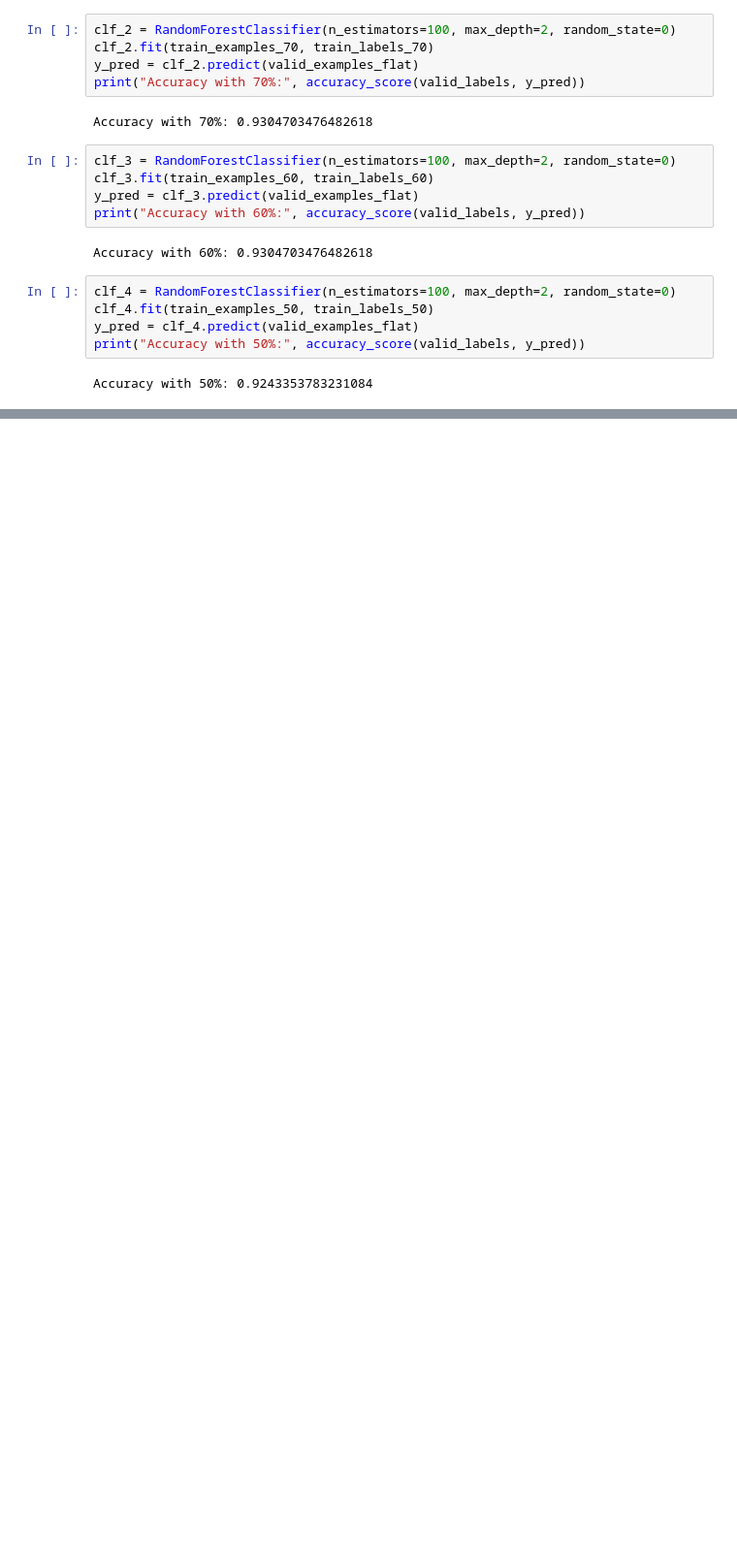
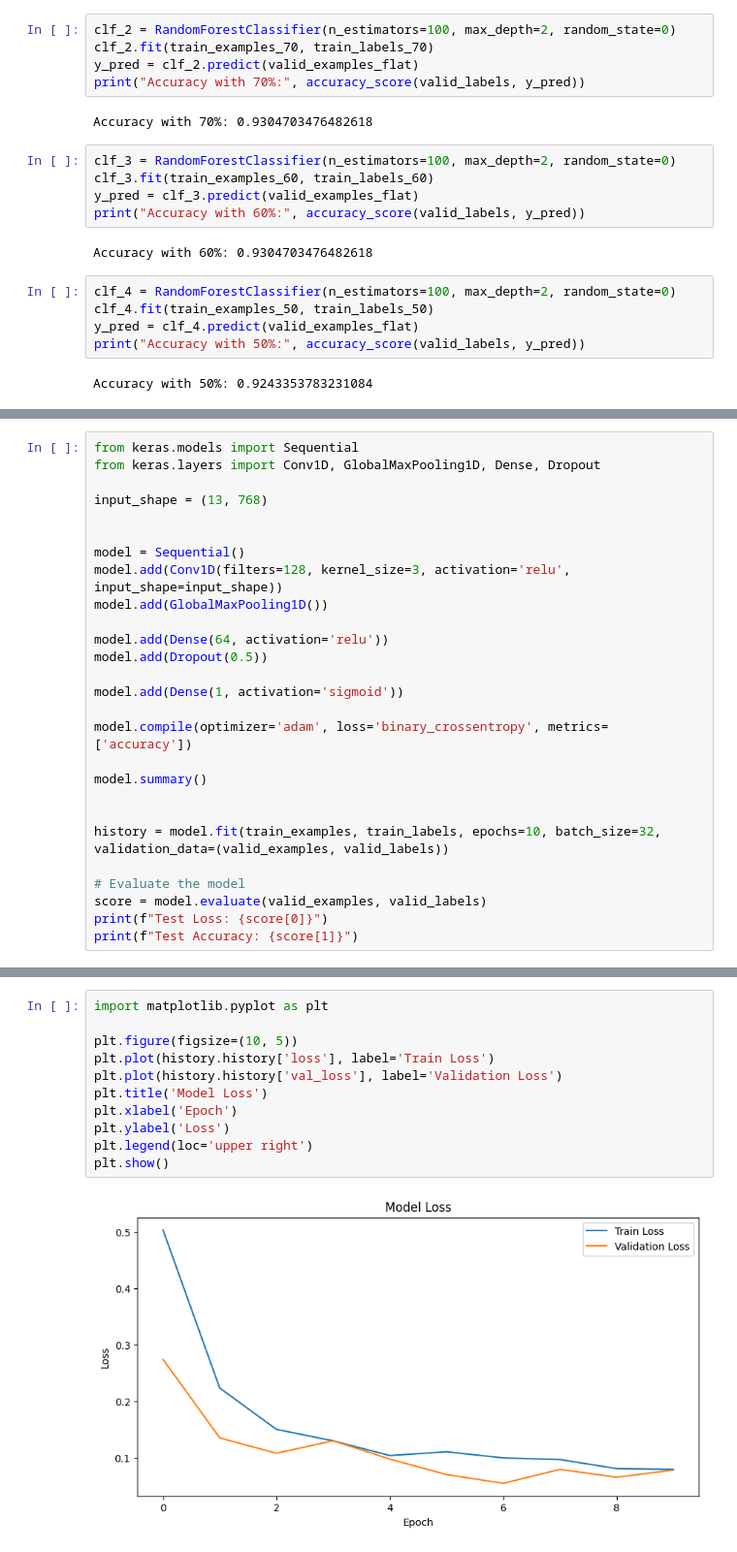
Before and after one commit to hardik1408/CS771, a Jupyter notebook: dataset2.ipynb, the cells around one changed output, grey strips where cells are left out. Shown: that part at 97% size. Cells and saved outputs as stored; diff of their text form; blank space fills up the shorter version.

```diff
--- a/dataset2.ipynb
+++ b/dataset2.ipynb
@@ -181,0 +205,27 @@ SVM Accuracy on Test Data: 83.66%
+# %%
+from keras.models import Sequential
+from keras.layers import Conv1D, GlobalMaxPooling1D, Dense, Dropout
+
+input_shape = (13, 768)
+
+
+model = Sequential()
+model.add(Conv1D(filters=128, kernel_size=3, activation='relu', input_shape=input_shape))
+model.add(GlobalMaxPooling1D())
+
+model.add(Dense(64, activation='relu'))
+model.add(Dropout(0.5))
+
+model.add(Dense(1, activation='sigmoid'))
+
+model.compile(optimizer='adam', loss='binary_crossentropy', metrics=['accuracy'])
+
+model.summary()
+
+
+history = model.fit(train_examples, train_labels, epochs=10, batch_size=32, validation_data=(valid_examples, valid_labels))
+
+# Evaluate the model
+score = model.evaluate(valid_examples, valid_labels)
+print(f"Test Loss: {score[0]}")
+print(f"Test Accuracy: {score[1]}")
@@ -181,0 +268,13 @@ SVM Accuracy on Test Data: 83.66%
+# %%
+import matplotlib.pyplot as plt
+
+plt.figure(figsize=(10, 5))
+plt.plot(history.history['loss'], label='Train Loss')
+plt.plot(history.history['val_loss'], label='Validation Loss')
+plt.title('Model Loss')
+plt.xlabel('Epoch')
+plt.ylabel('Loss')
+plt.legend(loc='upper right')
+plt.show()
+# %% [output]
+[figure, added]
```
Also changed, not shown: parts of 11 cells of this notebook, 2 other files.
